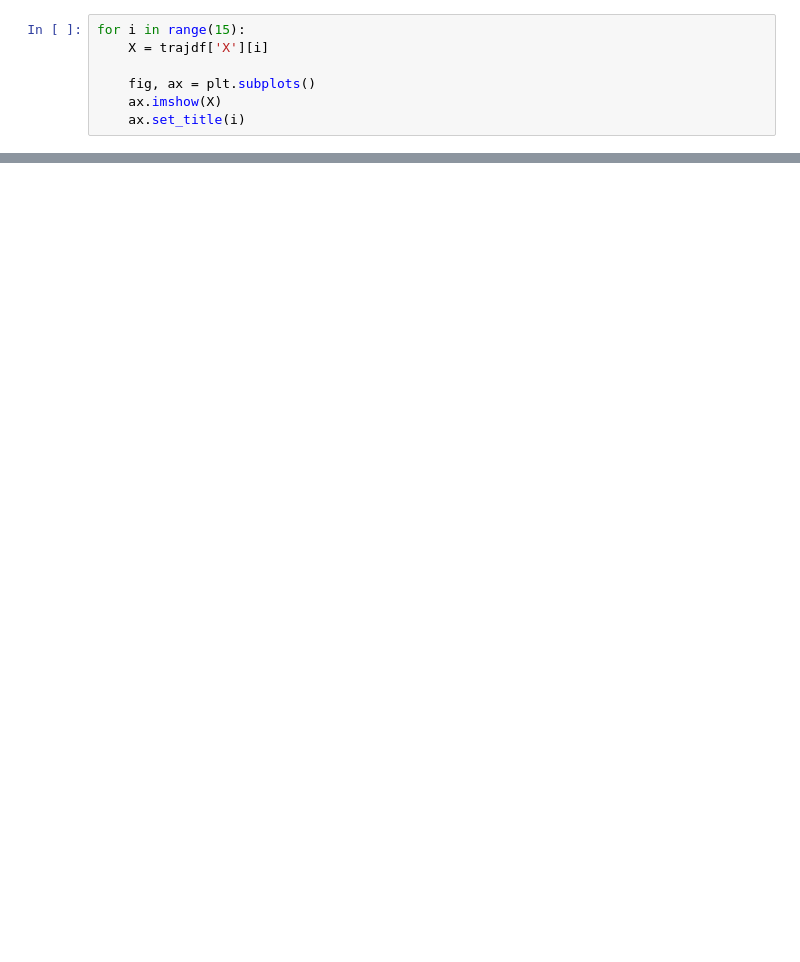
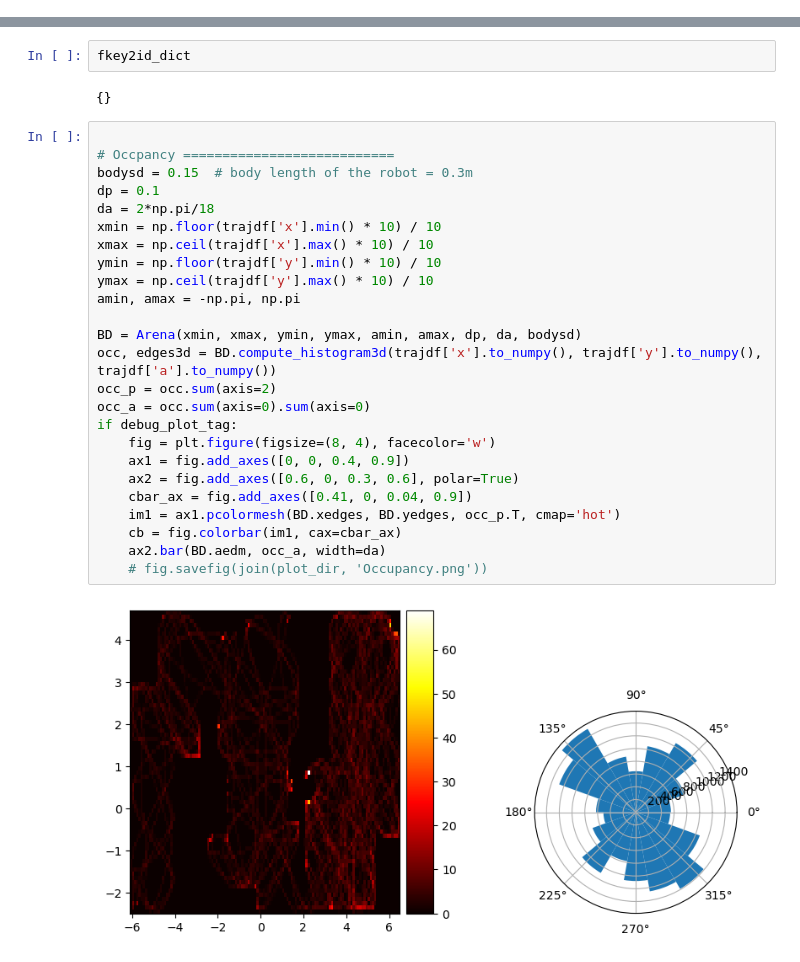
Before and after one commit to yyhhoi/HippoSLAM, a Jupyter notebook: controllers/hipposlam/try.ipynb, the cells around one changed output, grey strips where cells are left out. Drawn from its saved outputs; the diff is of its cells as text; blank space fills up the shorter version.

```diff
--- a/controllers/hipposlam/try.ipynb
+++ b/controllers/hipposlam/try.ipynb
@@ -118,7 +35,0 @@ class HippoLearner:
-# %%
-for i in range(15):
-    X = trajdf['X'][i]
-
-    fig, ax = plt.subplots()
-    ax.imshow(X)
-    ax.set_title(i)
@@ -138,0 +36,31 @@ for i in range(15):
+# %%
+fkey2id_dict
+# %% [output]
+{}
+# %%
+
+# Occpancy ===========================
+bodysd = 0.15  # body length of the robot = 0.3m
+dp = 0.1
+da = 2*np.pi/18
+xmin = np.floor(trajdf['x'].min() * 10) / 10
+xmax = np.ceil(trajdf['x'].max() * 10) / 10
+ymin = np.floor(trajdf['y'].min() * 10) / 10
+ymax = np.ceil(trajdf['y'].max() * 10) / 10
+amin, amax = -np.pi, np.pi
+
+BD = Arena(xmin, xmax, ymin, ymax, amin, amax, dp, da, bodysd)
+occ, edges3d = BD.compute_histogram3d(trajdf['x'].to_numpy(), trajdf['y'].to_numpy(), trajdf['a'].to_numpy())
+occ_p = occ.sum(axis=2)
+occ_a = occ.sum(axis=0).sum(axis=0)
+if debug_plot_tag:
+    fig = plt.figure(figsize=(8, 4), facecolor='w')
+    ax1 = fig.add_axes([0, 0, 0.4, 0.9])
+    ax2 = fig.add_axes([0.6, 0, 0.3, 0.6], polar=True)
+    cbar_ax = fig.add_axes([0.41, 0, 0.04, 0.9])
+    im1 = ax1.pcolormesh(BD.xedges, BD.yedges, occ_p.T, cmap='hot')
+    cb = fig.colorbar(im1, cax=cbar_ax)
+    ax2.bar(BD.aedm, occ_a, width=da)
+    # fig.savefig(join(plot_dir, 'Occupancy.png'))
+# %% [output]
+[figure, added]
```
Also changed, not shown: parts of 7 cells of this notebook, 9 other files.
